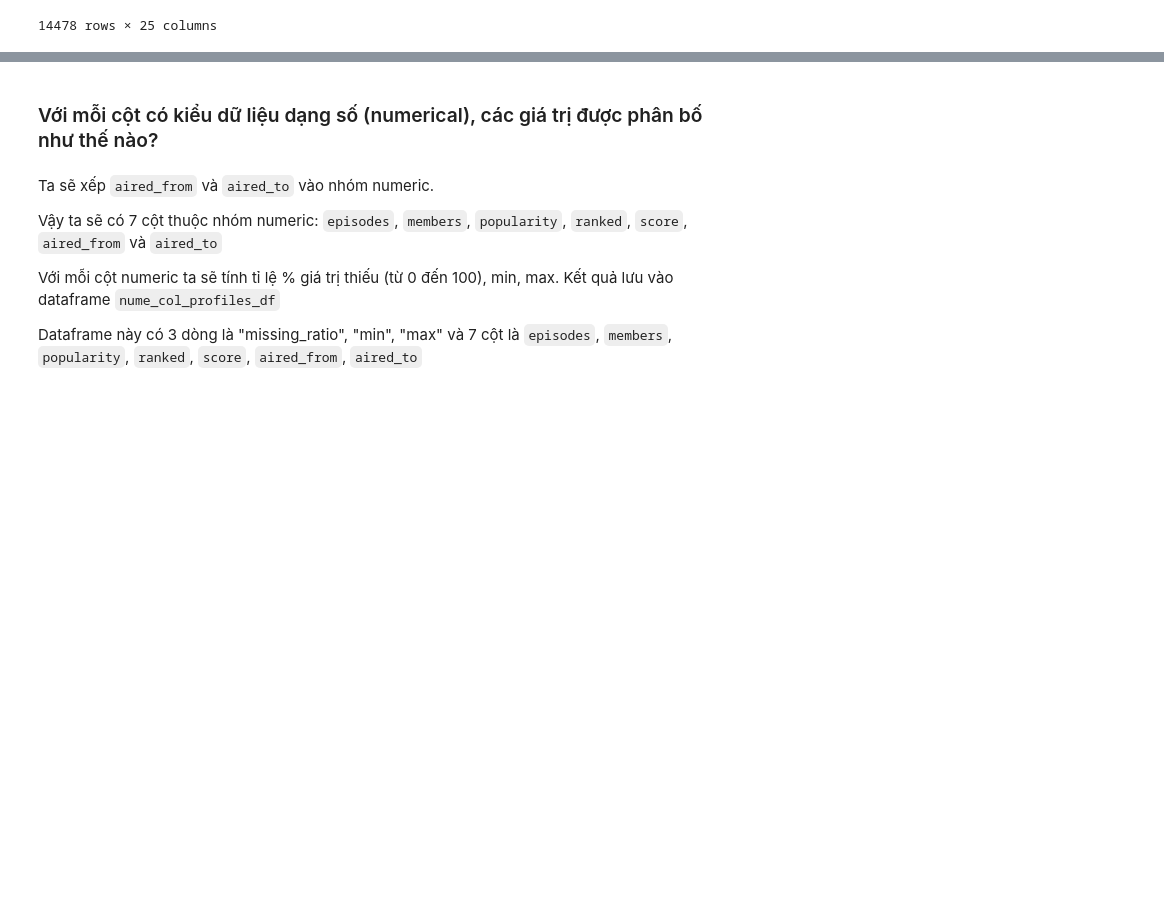
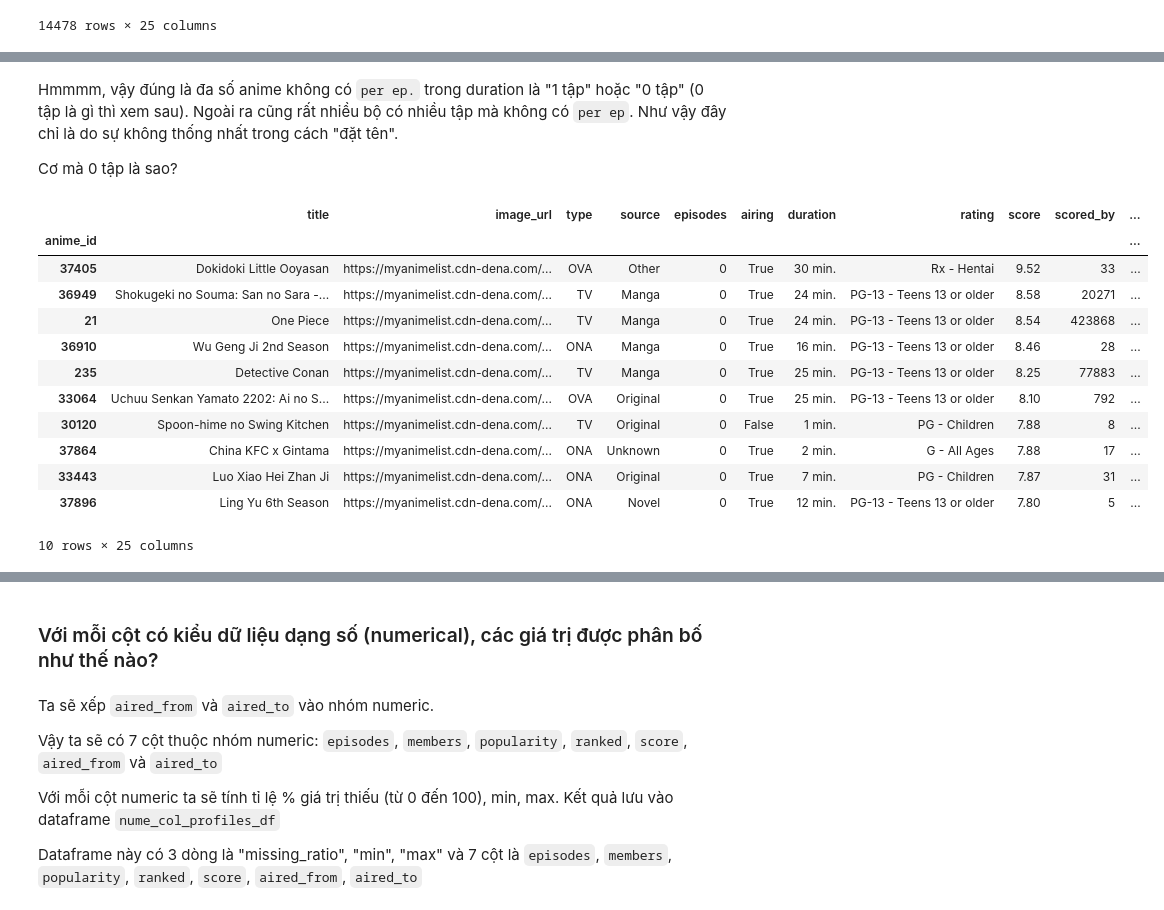
Before and after one commit to hungngocphat01/HCMUS-IntroDataSc-FinalProj, a Jupyter notebook: FINAL.ipynb, the cells around one changed output, grey strips where cells are left out. Drawn from its saved outputs; the diff is of its cells as text; code cells hidden in the pictures; blank space fills up the shorter version.

```diff
--- a/FINAL.ipynb
+++ b/FINAL.ipynb
@@ -284,0 +374,20 @@ animes_df
+# %% [markdown]
+Hmmmm, vậy đúng là đa số anime không có `per ep.` trong duration là "1 tập" hoặc "0 tập" (0 tập là gì thì xem sau). Ngoài ra cũng rất nhiều bộ có nhiều tập mà không có `per ep`. Như vậy đây chỉ là do sự không thống nhất trong cách "đặt tên".
+
+Cơ mà 0 tập là sao?
+# %%
+animes_df[animes_df.episodes == 0].sort_values('score', ascending=False).head(10)
+# %% [output]
+|  | title | image_url | type | source | episodes | airing | duration | rating | score | scored_by | ... |
+| anime_id |  |  |  |  |  |  |  |  |  |  | ... |
+| 37405 | Dokidoki Little Ooyasan | https://myanimelist.cdn-dena.com/... | OVA | Other | 0 | True | 30 min. | Rx - Hentai | 9.52 | 33 | ... |
+| 36949 | Shokugeki no Souma: San no Sara -... | https://myanimelist.cdn-dena.com/... | TV | Manga | 0 | True | 24 min. | PG-13 - Teens 13 or older | 8.58 | 20271 | ... |
+| 21 | One Piece | https://myanimelist.cdn-dena.com/... | TV | Manga | 0 | True | 24 min. | PG-13 - Teens 13 or older | 8.54 | 423868 | ... |
+| 36910 | Wu Geng Ji 2nd Season | https://myanimelist.cdn-dena.com/... | ONA | Manga | 0 | True | 16 min. | PG-13 - Teens 13 or older | 8.46 | 28 | ... |
+| 235 | Detective Conan | https://myanimelist.cdn-dena.com/... | TV | Manga | 0 | True | 25 min. | PG-13 - Teens 13 or older | 8.25 | 77883 | ... |
+| 33064 | Uchuu Senkan Yamato 2202: Ai no S... | https://myanimelist.cdn-dena.com/... | OVA | Original | 0 | True | 25 min. | PG-13 - Teens 13 or older | 8.10 | 792 | ... |
+| 30120 | Spoon-hime no Swing Kitchen | https://myanimelist.cdn-dena.com/... | TV | Original | 0 | False | 1 min. | PG - Children | 7.88 | 8 | ... |
+| 37864 | China KFC x Gintama | https://myanimelist.cdn-dena.com/... | ONA | Unknown | 0 | True | 2 min. | G - All Ages | 7.88 | 17 | ... |
+| 33443 | Luo Xiao Hei Zhan Ji | https://myanimelist.cdn-dena.com/... | ONA | Original | 0 | True | 7 min. | PG - Children | 7.87 | 31 | ... |
+| 37896 | Ling Yu 6th Season | https://myanimelist.cdn-dena.com/... | ONA | Novel | 0 | True | 12 min. | PG-13 - Teens 13 or older | 7.80 | 5 | ... |
+10 rows × 25 columns
```
Also changed, not shown: parts of 21 cells of this notebook.
